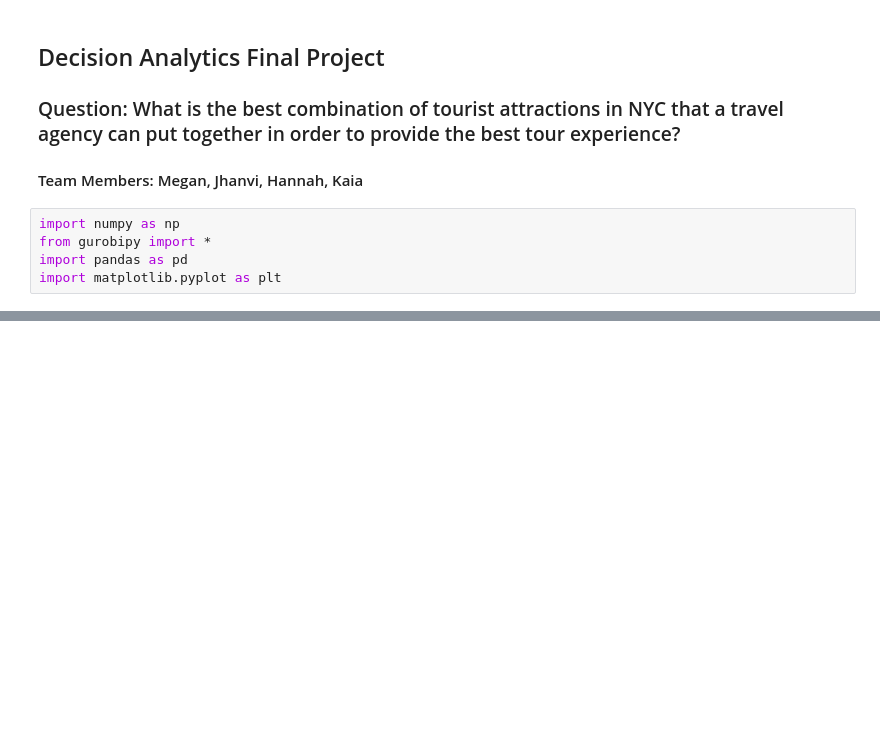
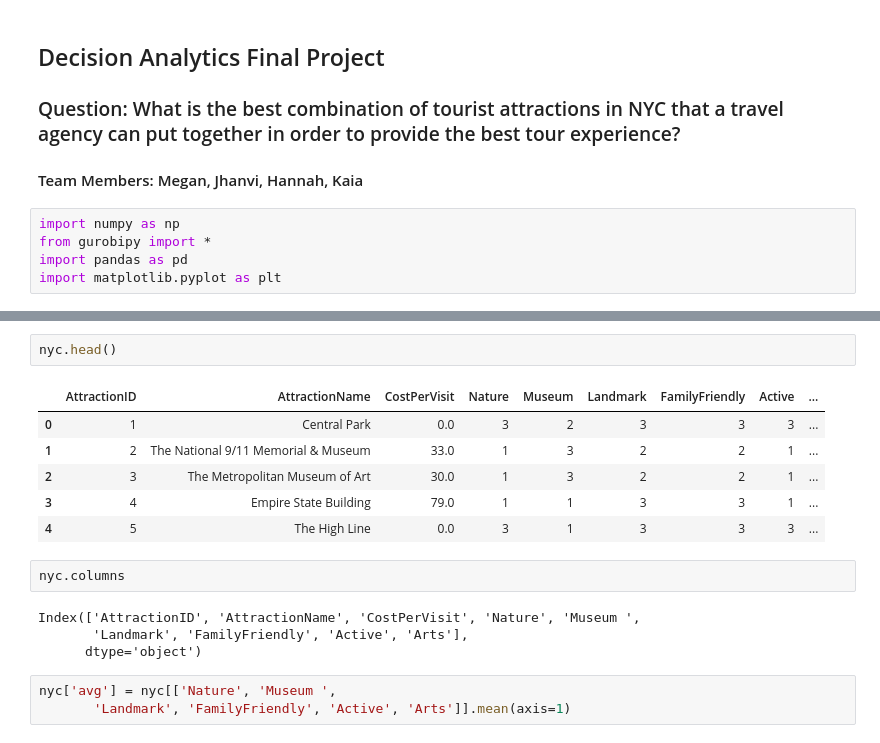
Before and after one commit to kaia-hu/hu_portfolio, a Jupyter notebook: decision_analytics_final.ipynb, the cells around one changed output, grey strips where cells are left out. Drawn from its saved outputs; the diff is of its cells as text; blank space fills up the shorter version.

```diff
--- a/decision_analytics_final.ipynb
+++ b/decision_analytics_final.ipynb
@@ -53,0 +35,18 @@ model.optimize()
+# %%
+nyc.head()
+# %% [output]
+|  | AttractionID | AttractionName | CostPerVisit | Nature | Museum | Landmark | FamilyFriendly | Active | ... |
+| 0 | 1 | Central Park | 0.0 | 3 | 2 | 3 | 3 | 3 | ... |
+| 1 | 2 | The National 9/11 Memorial & Museum | 33.0 | 1 | 3 | 2 | 2 | 1 | ... |
+| 2 | 3 | The Metropolitan Museum of Art | 30.0 | 1 | 3 | 2 | 2 | 1 | ... |
+| 3 | 4 | Empire State Building | 79.0 | 1 | 1 | 3 | 3 | 1 | ... |
+| 4 | 5 | The High Line | 0.0 | 3 | 1 | 3 | 3 | 3 | ... |
+# %%
+nyc.columns
+# %% [output]
+Index(['AttractionID', 'AttractionName', 'CostPerVisit', 'Nature', 'Museum ',
+       'Landmark', 'FamilyFriendly', 'Active', 'Arts'],
+      dtype='object')
+# %%
+nyc['avg'] = nyc[['Nature', 'Museum ',
+       'Landmark', 'FamilyFriendly', 'Active', 'Arts']].mean(axis=1)
```
Also changed, not shown: parts of 14 cells of this notebook, 2 other files.
